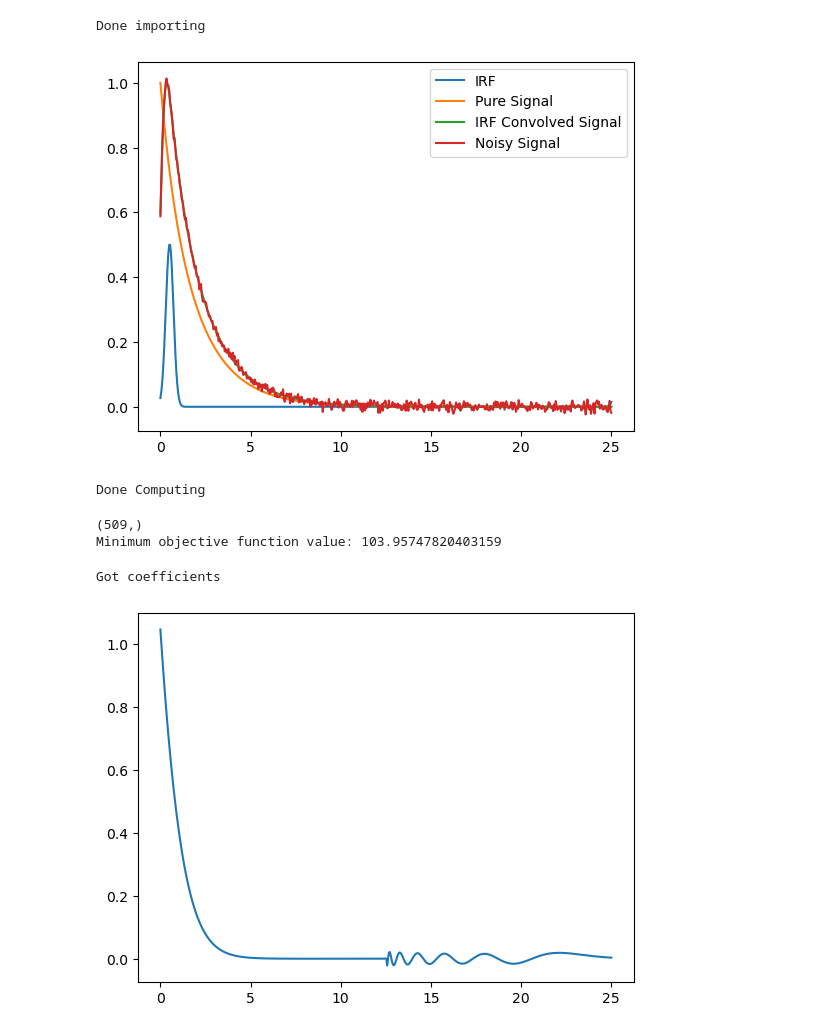
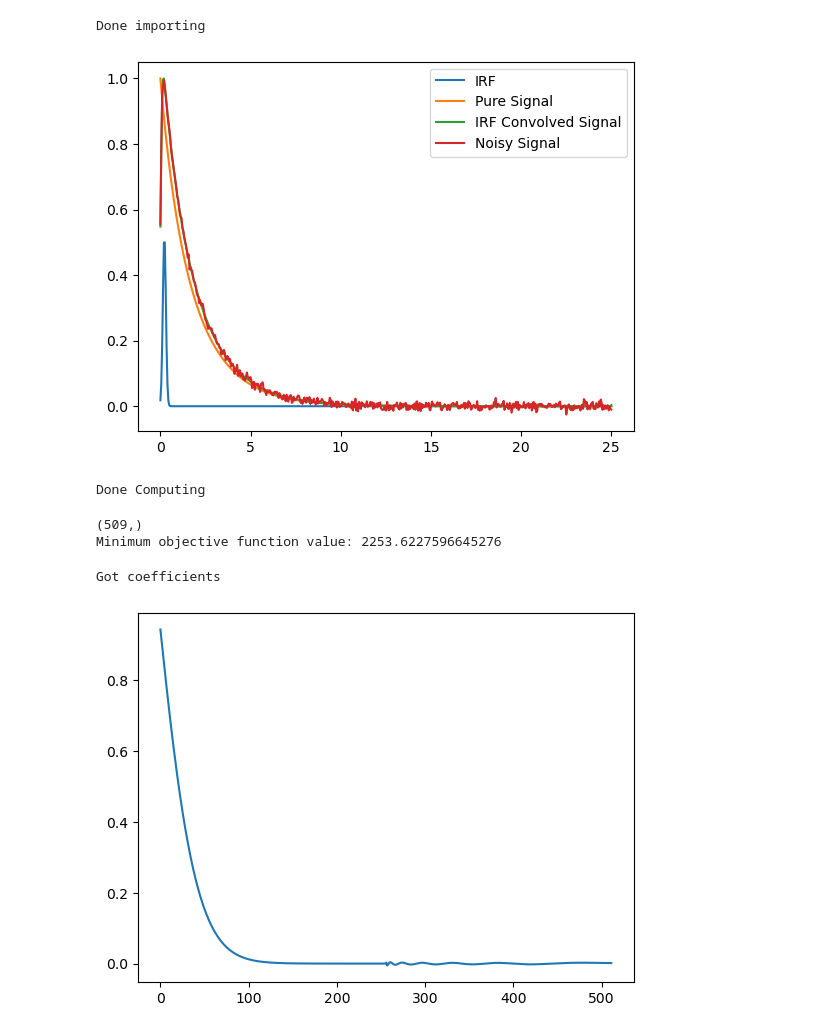
Before and after one commit to saragracebiddle/bioe485_project, a Jupyter notebook: CLSD-LE_Demo.ipynb, the cells around one changed output. Saved outputs shown, nothing was run; the diff lists cells and outputs as text; code cells hidden in the pictures.

```diff
--- a/CLSD-LE_Demo.ipynb
+++ b/CLSD-LE_Demo.ipynb
@@ -13,9 +14,11 @@ print("Done importing")
 Done importing
 # %%
 ##Simulate data test
-irf, t = gaussian_irf(40,512,0.5)
-sig, t = gen_signal(40, 512, (0.2,0.8), (0.8,2)) # generate two component decay
-sig_irf, t = gen_signal(40, 512, (0.2, 0.8), (0.8, 2), irf) # generate decay with irf
+N=512
+irf, t = gaussian_irf(40,N,0.2)
+#iirf = irf
+sig, t, avg_it = gen_signal(40, N, (0.2,0.8), (0.8,2)) # generate two component decay
+sig_irf, t,avg_t = gen_signal(40, N, (0.2, 0.8), (0.8, 2), irf) # generate decay with irf
 sig_noisy = add_white_noise(sig_irf, 20) # add white noise at 20 db
 
 #shift and scale irf for nice display:
@@ -29,18 +32,25 @@ plt.plot(t * 10**9, sig_noisy, label = "Noisy Signal")
 plt.legend()
 plt.show()
 # %% [output]
-[figure, old version]
+[figure, new version]
 # %%
 #Get C, V, D,
 #cost function is ||C{V.T@y-D.T@lambda}||^2
-N=t*10**9
-alpha = 0.8
+#N=t*10**9
+N=512
+alpha = 0.82
 L = 12
-iirf = irf
-V = compute_V(len(N), alpha, L, iirf)
+#alpha = 0.885
+#L=8
+#alpha=0.93
+#L=4
+iirf=irf #use this for centered version
+#V = compute_V(len(N), alpha, L, iirf)
+V = compute_V(N, alpha, L, iirf)
 V_V_T_inv = np.linalg.inv(V.T@V)
 C = compute_cholesky(V_V_T_inv)
-FFD3 = Compute_ForwardFiniteDiff(L,len(N),alpha)
+#FFD3 = Compute_ForwardFiniteDiff(L,len(N),alpha)
+FFD3 = Compute_ForwardFiniteDiff(L,N,alpha)
 print("Done Computing")
 # %% [output]
 Done Computing
@@ -58,7 +68,7 @@ else:
     print("Optimization failed:", lmbda_min.message)
 # %% [output]
 (509,)
-Minimum objective function value: 103.95747820403159
+Minimum objective function value: 2253.6227596645276
 # %%
 #Find coefficents based off optimized lambda
 C_cls=compute_Ccls(V,C,FFD3,lmbda_min,sig_irf) #constrained least squares coefficients'
@@ -67,12 +77,13 @@ print("Got coefficients")
 Got coefficients
 # %%
 #compute the fIRF
-h_fIRF = ComputefIRF(C_cls, len(N), alpha, L)
+#h_fIRF = ComputefIRF(C_cls, len(N), alpha, L)
+h_fIRF = ComputefIRF(C_cls, N, alpha, L)
 
 #convolve with the irf function
 output_response = np.convolve(iirf, h_fIRF, mode = 'same')
-plt.plot(t*10**9,output_response, label = "Output Response")
+plt.plot(np.arange(N),output_response, label = "Output Response")
 #plt.savefig('cls.png')
 plt.show()
 # %% [output]
-[figure, old version]
+[figure, new version]
```
Also changed, not shown: parts of 10 cells of this notebook.
